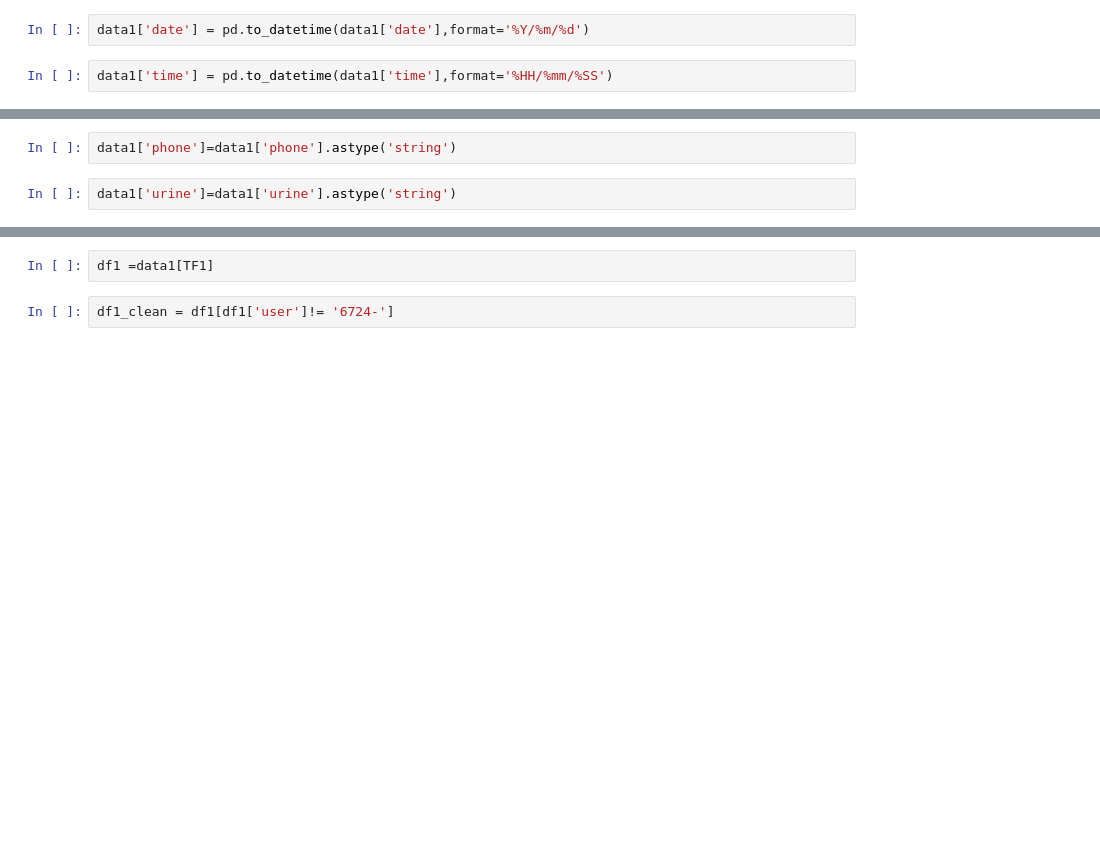
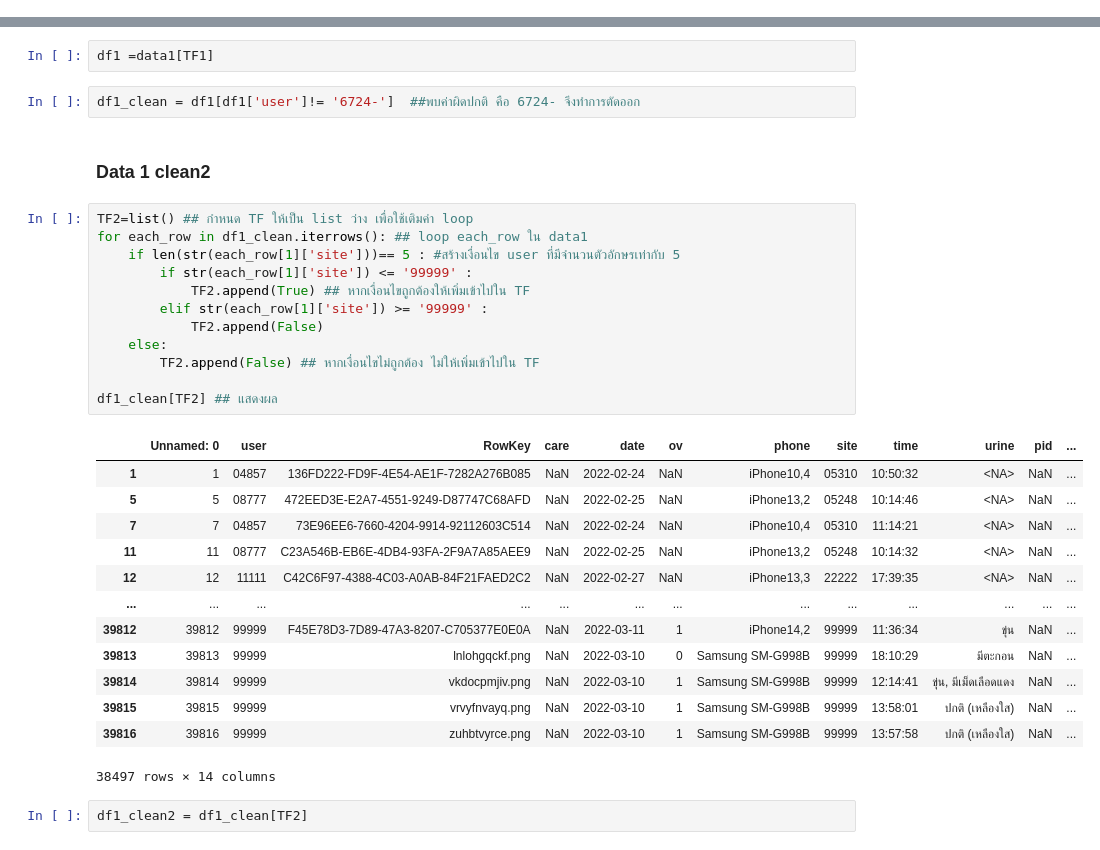
Before and after one commit to ThanikPimpiban/data_viz_2022, a Jupyter notebook: FinalExam.ipynb, the cells around one changed output, grey strips where cells are left out. Drawn from its saved outputs; the diff is of its cells as text; blank space fills up the shorter version.

```diff
--- a/FinalExam.ipynb
+++ b/FinalExam.ipynb
@@ -66,4 +45,0 @@ memory usage: 4.3+ MB
-# %%
-data1['date'] = pd.to_datetime(data1['date'],format='%Y/%m/%d')
-# %%
-data1['time'] = pd.to_datetime(data1['time'],format='%HH/%mm/%SS')
@@ -72,4 +45,0 @@ ValueError: ignored
-# %%
-data1['phone']=data1['phone'].astype('string')
-# %%
-data1['urine']=data1['urine'].astype('string')
@@ -103,4 +79,34 @@ data1[TF1] ## แสดงผล
 # %%
 df1 =data1[TF1]
 # %%
-df1_clean = df1[df1['user']!= '6724-']
+df1_clean = df1[df1['user']!= '6724-']  ##พบค่าผิดปกติ คือ 6724- จึงทำการตัดออก
+# %% [markdown]
+### Data 1 clean2
+# %%
+TF2=list() ## กำหนด TF ให้เป็น list ว่าง เพื่อใช้เติมค่า loop
+for each_row in df1_clean.iterrows(): ## loop each_row ใน data1
+    if len(str(each_row[1]['site']))== 5 : #สร้างเงื่อนไข user ที่มีจำนวนตัวอักษรเท่ากับ 5
+        if str(each_row[1]['site']) <= '99999' :
+            TF2.append(True) ## หากเงื่อนไขถูกต้องให้เพิ่มเข้าไปใน TF
+        elif str(each_row[1]['site']) >= '99999' :
+            TF2.append(False)
+    else:
+        TF2.append(False) ## หากเงื่อนไขไม่ถูกต้อง ไม่ให้เพิ่มเข้าไปใน TF
+
+df1_clean[TF2] ## แสดงผล
+# %% [output]
+|  | Unnamed: 0 | user | RowKey | care | date | ov | phone | site | time | urine | pid | ... |
+| 1 | 1 | 04857 | 136FD222-FD9F-4E54-AE1F-7282A276B085 | NaN | 2022-02-24 | NaN | iPhone10,4 | 05310 | 10:50:32 | <NA> | NaN | ... |
+| 5 | 5 | 08777 | 472EED3E-E2A7-4551-9249-D87747C68AFD | NaN | 2022-02-25 | NaN | iPhone13,2 | 05248 | 10:14:46 | <NA> | NaN | ... |
+| 7 | 7 | 04857 | 73E96EE6-7660-4204-9914-92112603C514 | NaN | 2022-02-24 | NaN | iPhone10,4 | 05310 | 11:14:21 | <NA> | NaN | ... |
+| 11 | 11 | 08777 | C23A546B-EB6E-4DB4-93FA-2F9A7A85AEE9 | NaN | 2022-02-25 | NaN | iPhone13,2 | 05248 | 10:14:32 | <NA> | NaN | ... |
+| 12 | 12 | 11111 | C42C6F97-4388-4C03-A0AB-84F21FAED2C2 | NaN | 2022-02-27 | NaN | iPhone13,3 | 22222 | 17:39:35 | <NA> | NaN | ... |
+| ... | ... | ... | ... | ... | ... | ... | ... | ... | ... | ... | ... | ... |
+| 39812 | 39812 | 99999 | F45E78D3-7D89-47A3-8207-C705377E0E0A | NaN | 2022-03-11 | 1 | iPhone14,2 | 99999 | 11:36:34 | ขุ่น | NaN | ... |
+| 39813 | 39813 | 99999 | lnlohgqckf.png | NaN | 2022-03-10 | 0 | Samsung SM-G998B | 99999 | 18:10:29 | มีตะกอน | NaN | ... |
+| 39814 | 39814 | 99999 | vkdocpmjiv.png | NaN | 2022-03-10 | 1 | Samsung SM-G998B | 99999 | 12:14:41 | ขุ่น, มีเม็ดเลือดแดง | NaN | ... |
+| 39815 | 39815 | 99999 | vrvyfnvayq.png | NaN | 2022-03-10 | 1 | Samsung SM-G998B | 99999 | 13:58:01 | ปกติ (เหลืองใส) | NaN | ... |
+| 39816 | 39816 | 99999 | zuhbtvyrce.png | NaN | 2022-03-10 | 1 | Samsung SM-G998B | 99999 | 13:57:58 | ปกติ (เหลืองใส) | NaN | ... |
+38497 rows × 14 columns
+# %%
+df1_clean2 = df1_clean[TF2]
```
Also changed, not shown: parts of 33 cells of this notebook.
